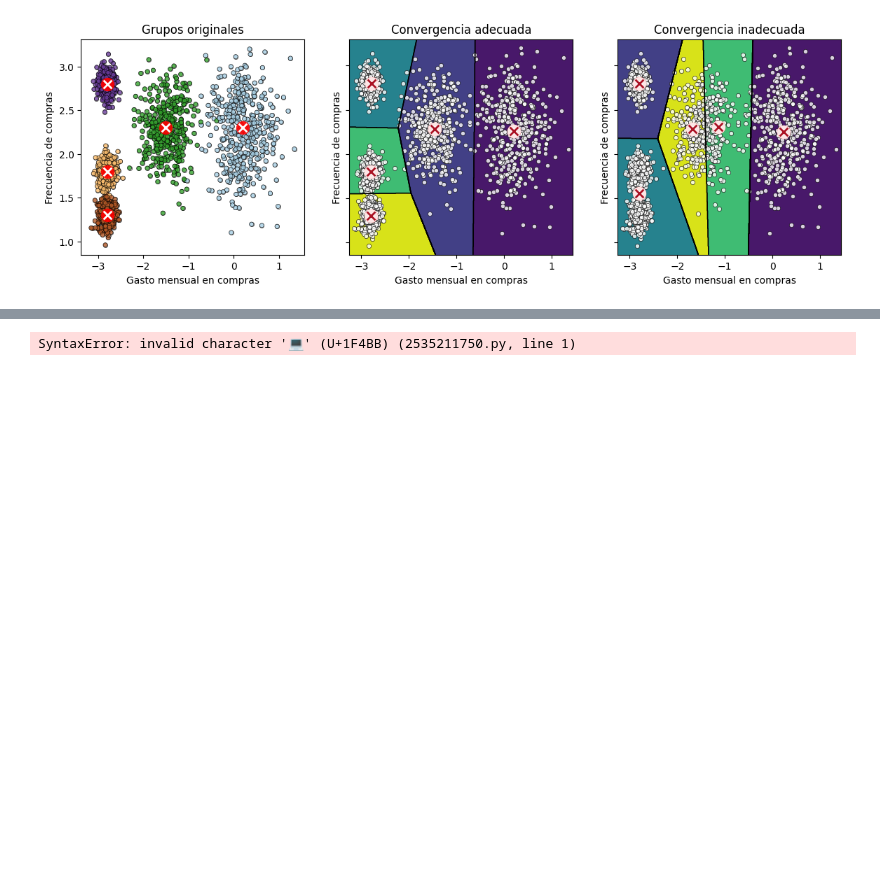
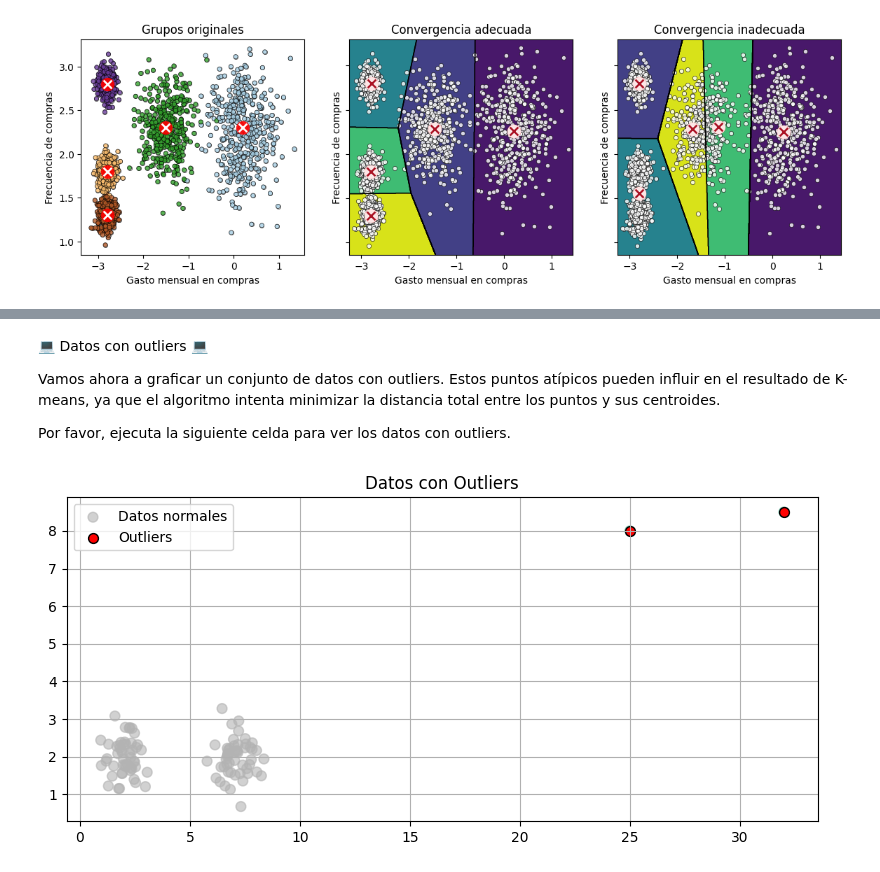
Before and after one commit to lucasbaldezzari/cdan, a Jupyter notebook: 3. Algoritmos básicos de clustering.ipynb, the cells around one changed output, grey strips where cells are left out. Drawn from its saved outputs; the diff is of its cells as text; code cells hidden in the pictures; blank space fills up the shorter version.

```diff
--- a/3. Algoritmos básicos de clustering.ipynb
+++ b/3. Algoritmos básicos de clustering.ipynb
@@ -197,4 +206,10 @@ plotOriginalConverDiver()
+# %% [markdown]
+💻 Datos con outliers 💻
+
+Vamos ahora a graficar un conjunto de datos con outliers. Estos puntos atípicos pueden influir en el resultado de K-means, ya que el algoritmo intenta minimizar la distancia total entre los puntos y sus centroides.
+
+Por favor, ejecuta la siguiente celda para ver los datos con outliers.
 # %%
-💻 **Agrupando con K-means** 💻
+plotDataOutliers()
 # %% [output]
-SyntaxError: invalid character '💻' (U+1F4BB) (2535211750.py, line 1)
+[figure, added]
```
Also changed, not shown: parts of 17 cells of this notebook, 3 other files.
